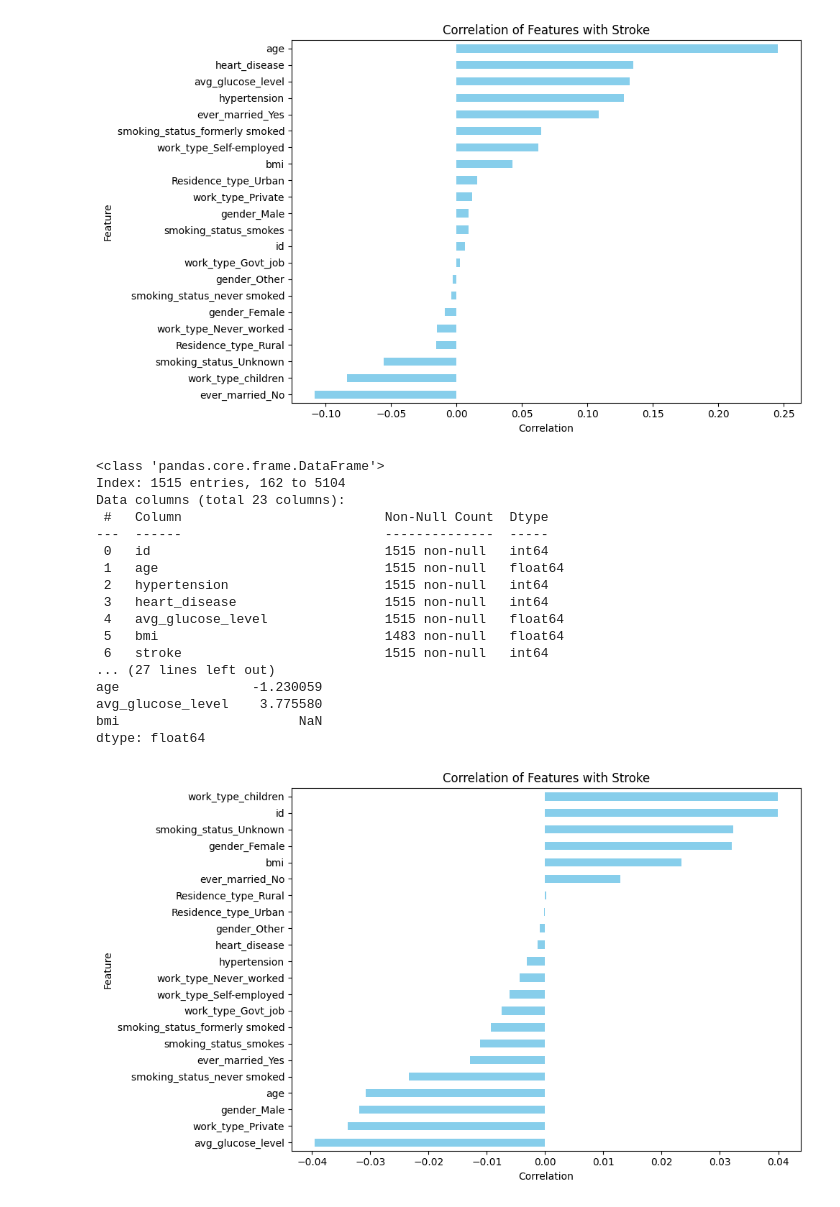
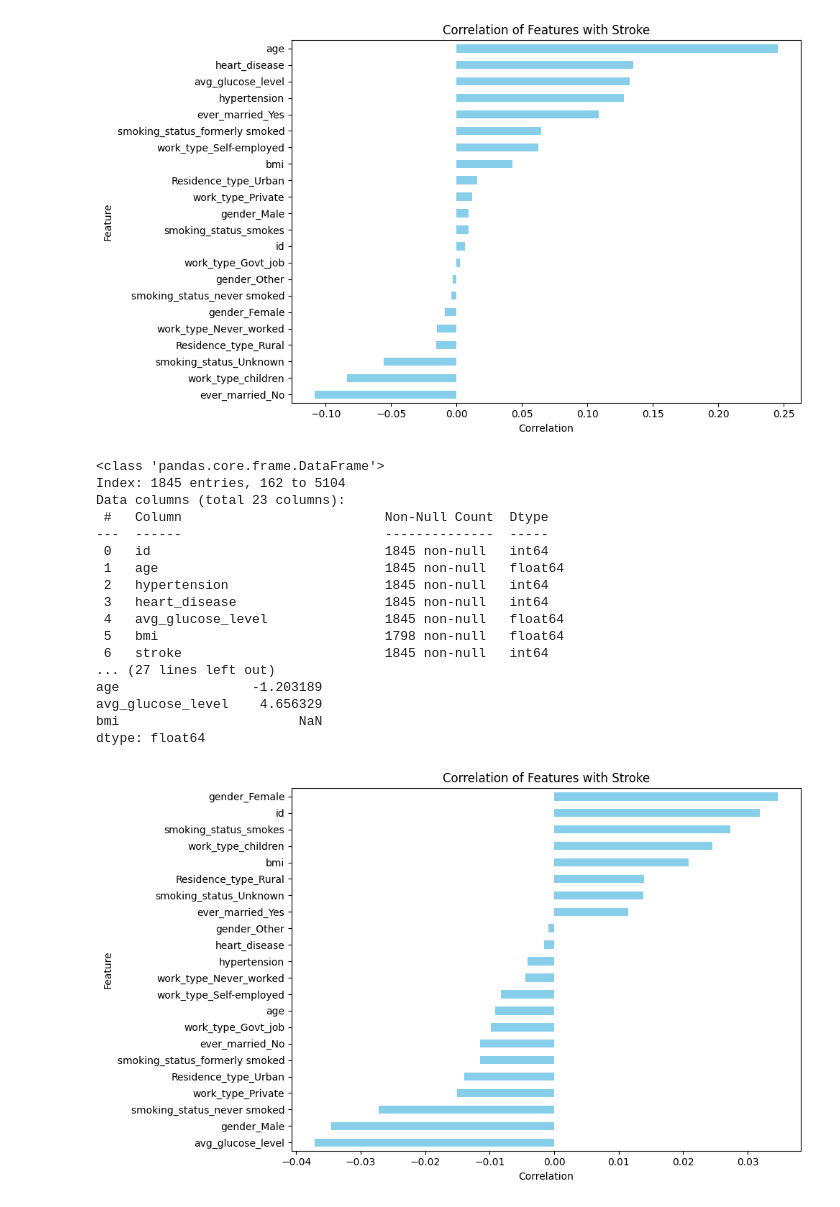
Before and after one commit to VerttB/stroke-analysis, a Jupyter notebook: correlacao.ipynb, the cells around one changed output. Drawn from its saved outputs; the diff is of its cells as text; code cells hidden in the pictures.

```diff
--- a/correlacao.ipynb
+++ b/correlacao.ipynb
@@ -146,7 +146,7 @@ dtype: float64
 # %%
 # Load the dataset
 data = pd.read_csv('./src/data.csv')
-data_jovem = data.query('age < 30')
+data_jovem = data.query('age < 35')
 
 # Convert categorical variables to one-hot encoding
 data_jovem = pd.get_dummies(data_jovem, columns=[
@@ -160,41 +160,41 @@ numerical_vars = ['age', 'avg_glucose_level', 'bmi']
 skewness = data_jovem[numerical_vars].apply(skew)
 kurtosis_value = data_jovem[numerical_vars].apply(kurtosis)
 
 print("\nSkewness:")
 print(skewness)
 print("\nKurtosis:")
 print(kurtosis_value)
 
 # Compute the correlation matrix
 correlation_matrix = data_jovem.corr()
 
 stroke_correlation = data_jovem.corr()['stroke'].drop(
     'stroke')  # Drop correlation of 'stroke' with itself
 
 # Plot the correlations
 plt.figure(figsize=(10, 6))
 stroke_correlation.sort_values().plot(kind='barh', color='skyblue')
 plt.title('Correlation of Features with Stroke')
 plt.xlabel('Correlation')
 plt.ylabel('Feature')
 plt.tight_layout()  # Adjust layout
 plt.show()
 # %% [output]
 <class 'pandas.core.frame.DataFrame'>
-Index: 1515 entries, 162 to 5104
+Index: 1845 entries, 162 to 5104
 Data columns (total 23 columns):
  #   Column                          Non-Null Count  Dtype
 ---  ------                          --------------  -----
- 0   id                              1515 non-null   int64
- 1   age                             1515 non-null   float64
- 2   hypertension                    1515 non-null   int64
- 3   heart_disease                   1515 non-null   int64
- 4   avg_glucose_level               1515 non-null   float64
- 5   bmi                             1483 non-null   float64
- 6   stroke                          1515 non-null   int64
+ 0   id                              1845 non-null   int64
+ 1   age                             1845 non-null   float64
+ 2   hypertension                    1845 non-null   int64
+ 3   heart_disease                   1845 non-null   int64
+ 4   avg_glucose_level               1845 non-null   float64
+ 5   bmi                             1798 non-null   float64
+ 6   stroke                          1845 non-null   int64
 ... (27 lines left out)
-age                 -1.230059
-avg_glucose_level    3.775580
+age                 -1.203189
+avg_glucose_level    4.656329
 bmi                       NaN
 dtype: float64
-[figure, old version]
+[figure, new version]
```
